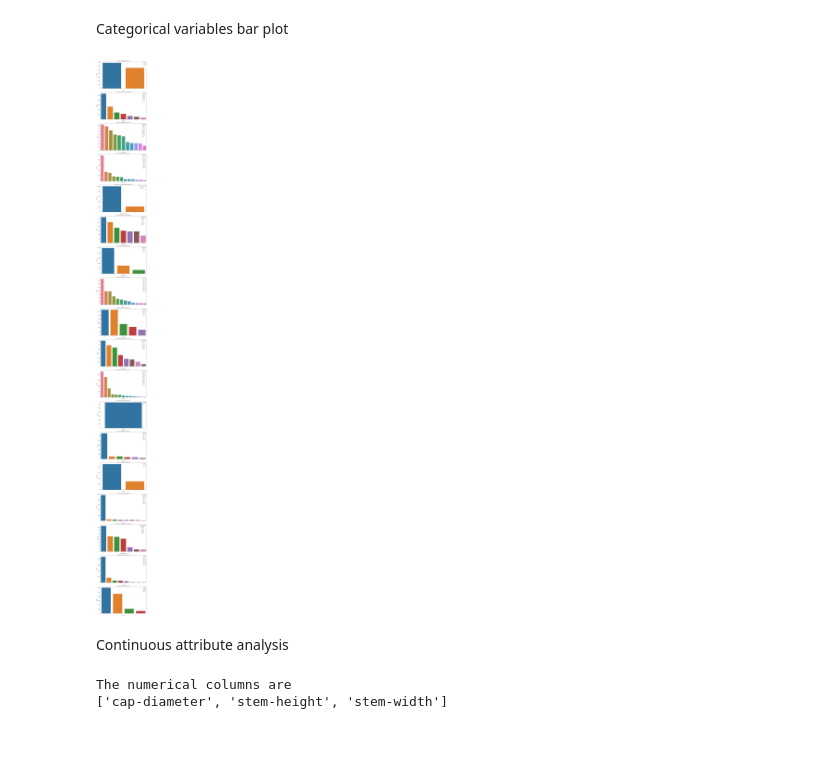
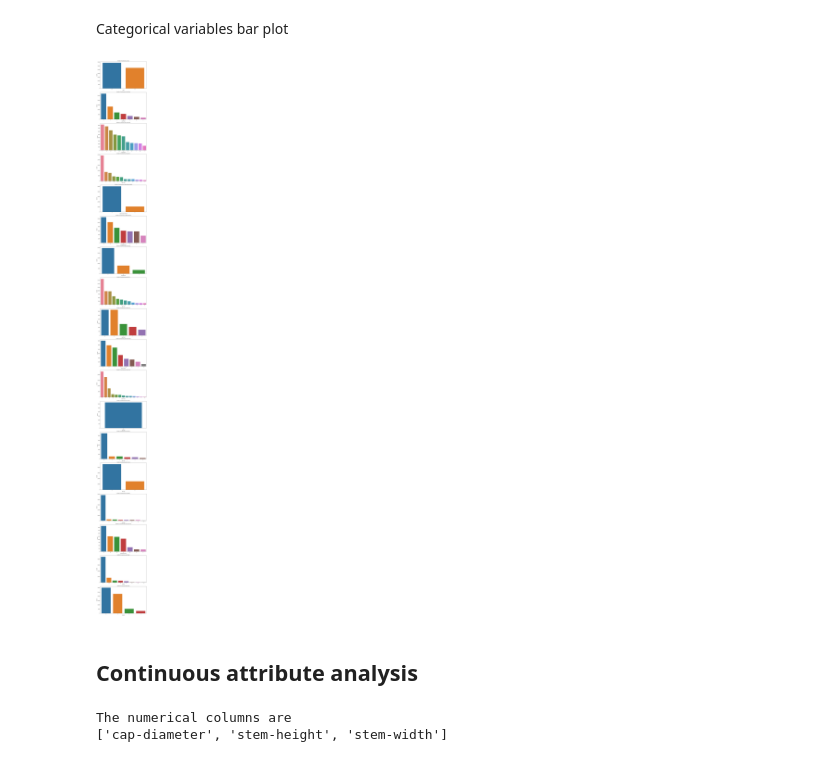
Before and after one commit to effepielle/ddam-2324, a Jupyter notebook: DDAM_Understanding.ipynb, the cells around one changed output. Cells and saved outputs as stored; diff of their text form; code cells hidden in the pictures.

```diff
--- a/DDAM_Understanding.ipynb
+++ b/DDAM_Understanding.ipynb
@@ -194,22 +158,22 @@ mushroom_df.createOrReplaceTempView("Mushrooms_Data")
 # %%
 fig, axs = plt.subplots(len(cat_cols), figsize=(10, 6*len(cat_cols)))
 
-for i, col in enumerate(cat_cols):
-    col_counts = spark.sql(f"SELECT `{col}`, COUNT(*) as count FROM Mushrooms_Data WHERE `{col}` IS NOT NULL GROUP BY `{col}`").toPandas()
+for i, c in enumerate(cat_cols):
+    col_counts = spark.sql(f"SELECT `{c}`, COUNT(*) as count FROM Mushrooms_Data WHERE `{c}` IS NOT NULL GROUP BY `{c}`").toPandas()
     col_counts = col_counts.sort_values(by='count', ascending=False)
-    sns.barplot(x=col, y="count", hue=col, data=col_counts, ax=axs[i])
-    axs[i].set_xlabel(col, size=10)
+    sns.barplot(x=c, y="count", hue=c, data=col_counts, ax=axs[i])
+    axs[i].set_xlabel(c, size=10)
     axs[i].set_ylabel("Counts", size=10)
-    axs[i].set_title(f"Number of mushrooms per {col}", size=10)
-    unique_col_values = col_counts[col].unique()
-    axs[i].legend(title=col, labels=unique_col_values)
+    axs[i].set_title(f"Number of mushrooms per {c}", size=10)
+    #unique_col_values = col_counts[col].unique()
+    #axs[i].legend(title=col, labels=unique_col_values)
 
 plt.tight_layout()
 plt.show()
 # %% [output]
-[figure, old version]
+[figure, new version]
 # %% [markdown]
-Continuous attribute analysis
+## Continuous attribute analysis
 # %%
 num_cols = [element[0] for element in mushroom_df.dtypes if element[1] != 'string']
 print('The numerical columns are')
```
Also changed, not shown: parts of 52 cells of this notebook.
